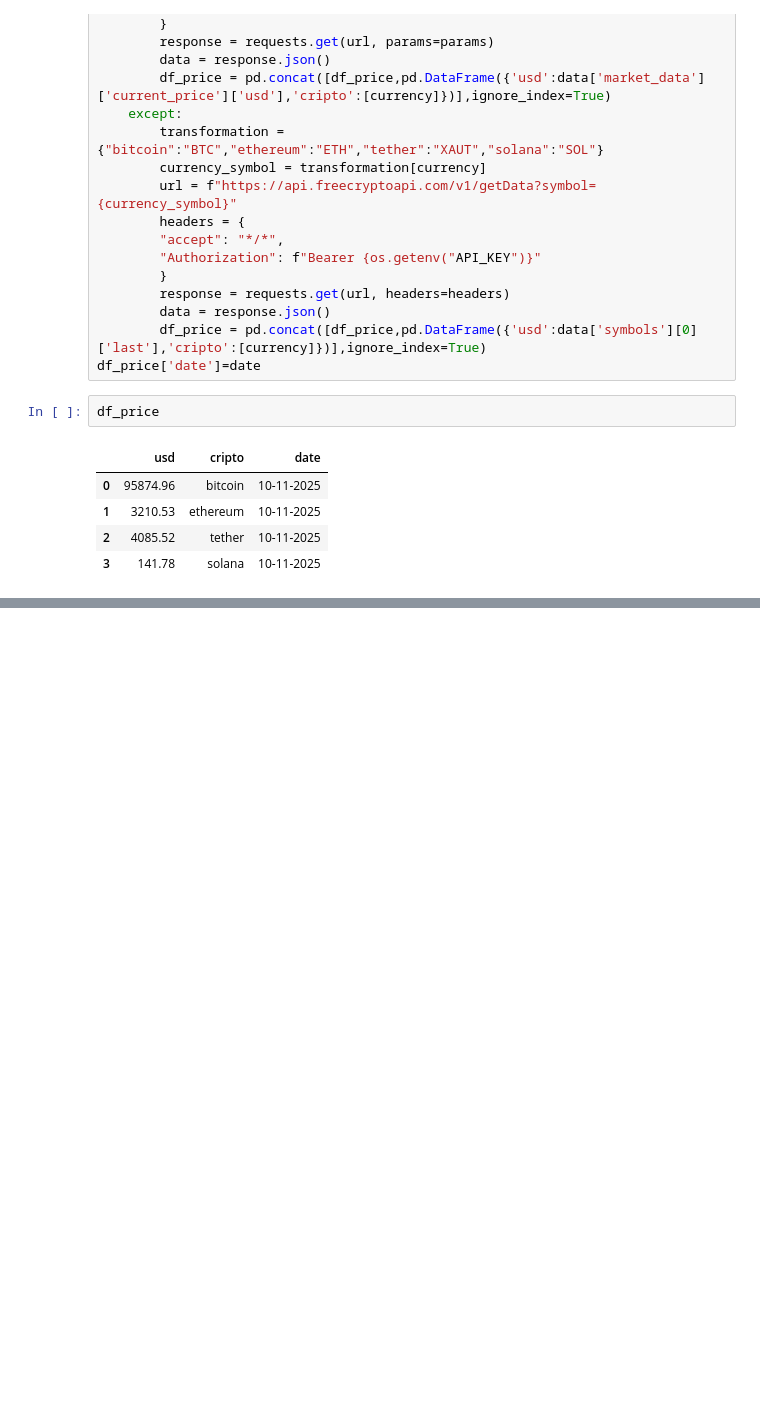
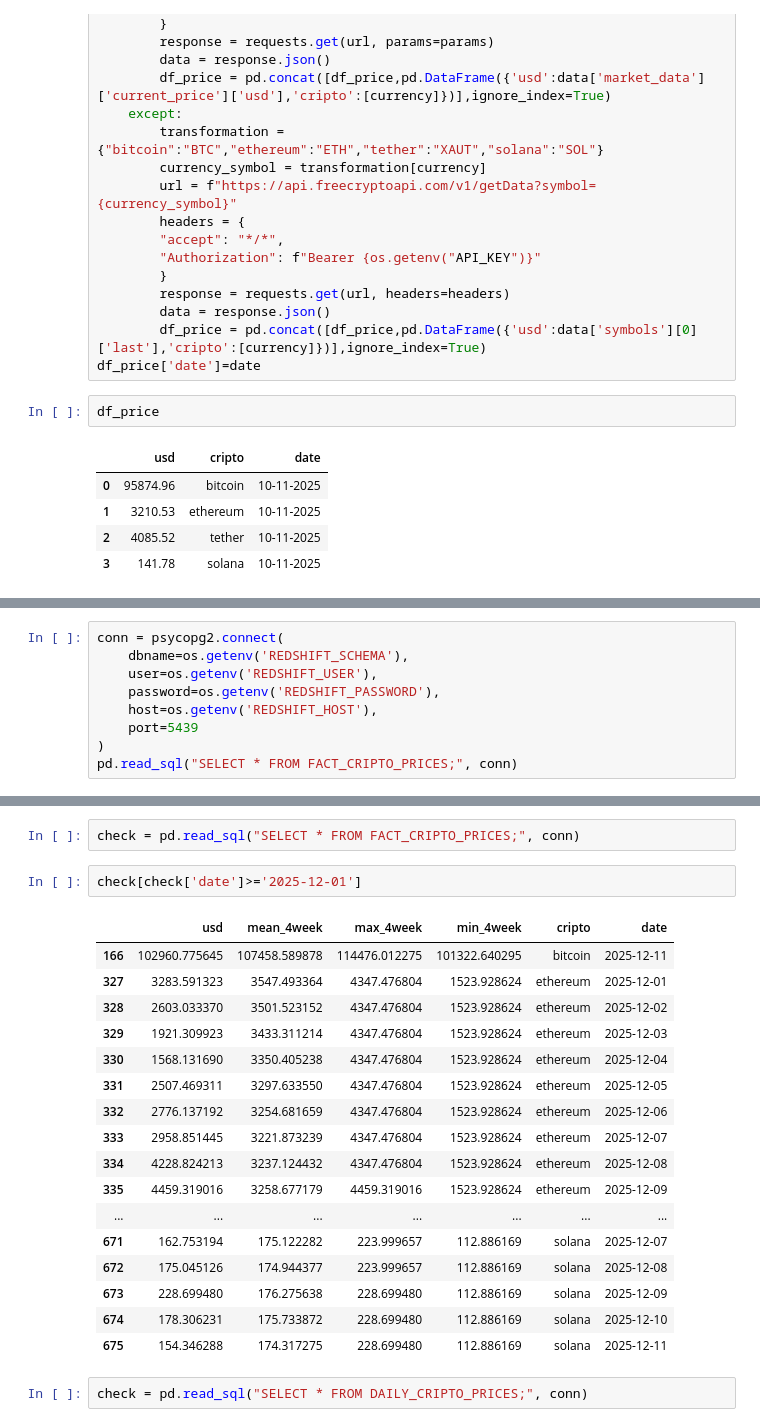
Before and after one commit to gasparcartasso/cripto_currencies, a Jupyter notebook: test.ipynb, the cells around one changed output, grey strips where cells are left out. Drawn from its saved outputs; the diff is of its cells as text; blank space fills up the shorter version.

Commit message:
updated dags to load data into redshift into silver table

```diff
--- a/test.ipynb
+++ b/test.ipynb
@@ -180,0 +301,9 @@ df_price
+# %%
+conn = psycopg2.connect(
+    dbname=os.getenv('REDSHIFT_SCHEMA'),
+    user=os.getenv('REDSHIFT_USER'),
+    password=os.getenv('REDSHIFT_PASSWORD'),
+    host=os.getenv('REDSHIFT_HOST'),
+    port=5439
+)
+pd.read_sql("SELECT * FROM FACT_CRIPTO_PRICES;", conn)
@@ -180,0 +324,24 @@ df_price
+# %%
+check = pd.read_sql("SELECT * FROM FACT_CRIPTO_PRICES;", conn)
+# %%
+check[check['date']>='2025-12-01']
+# %% [output]
+|  | usd | mean_4week | max_4week | min_4week | cripto | date |
+| 166 | 102960.775645 | 107458.589878 | 114476.012275 | 101322.640295 | bitcoin | 2025-12-11 |
+| 327 | 3283.591323 | 3547.493364 | 4347.476804 | 1523.928624 | ethereum | 2025-12-01 |
+| 328 | 2603.033370 | 3501.523152 | 4347.476804 | 1523.928624 | ethereum | 2025-12-02 |
+| 329 | 1921.309923 | 3433.311214 | 4347.476804 | 1523.928624 | ethereum | 2025-12-03 |
+| 330 | 1568.131690 | 3350.405238 | 4347.476804 | 1523.928624 | ethereum | 2025-12-04 |
+| 331 | 2507.469311 | 3297.633550 | 4347.476804 | 1523.928624 | ethereum | 2025-12-05 |
+| 332 | 2776.137192 | 3254.681659 | 4347.476804 | 1523.928624 | ethereum | 2025-12-06 |
+| 333 | 2958.851445 | 3221.873239 | 4347.476804 | 1523.928624 | ethereum | 2025-12-07 |
+| 334 | 4228.824213 | 3237.124432 | 4347.476804 | 1523.928624 | ethereum | 2025-12-08 |
+| 335 | 4459.319016 | 3258.677179 | 4459.319016 | 1523.928624 | ethereum | 2025-12-09 |
+| ... | ... | ... | ... | ... | ... | ... |
+| 671 | 162.753194 | 175.122282 | 223.999657 | 112.886169 | solana | 2025-12-07 |
+| 672 | 175.045126 | 174.944377 | 223.999657 | 112.886169 | solana | 2025-12-08 |
+| 673 | 228.699480 | 176.275638 | 228.699480 | 112.886169 | solana | 2025-12-09 |
+| 674 | 178.306231 | 175.733872 | 228.699480 | 112.886169 | solana | 2025-12-10 |
+| 675 | 154.346288 | 174.317275 | 228.699480 | 112.886169 | solana | 2025-12-11 |
+# %%
+check = pd.read_sql("SELECT * FROM DAILY_CRIPTO_PRICES;", conn)
```
Also changed, not shown: parts of 13 cells of this notebook, 4 other files.
